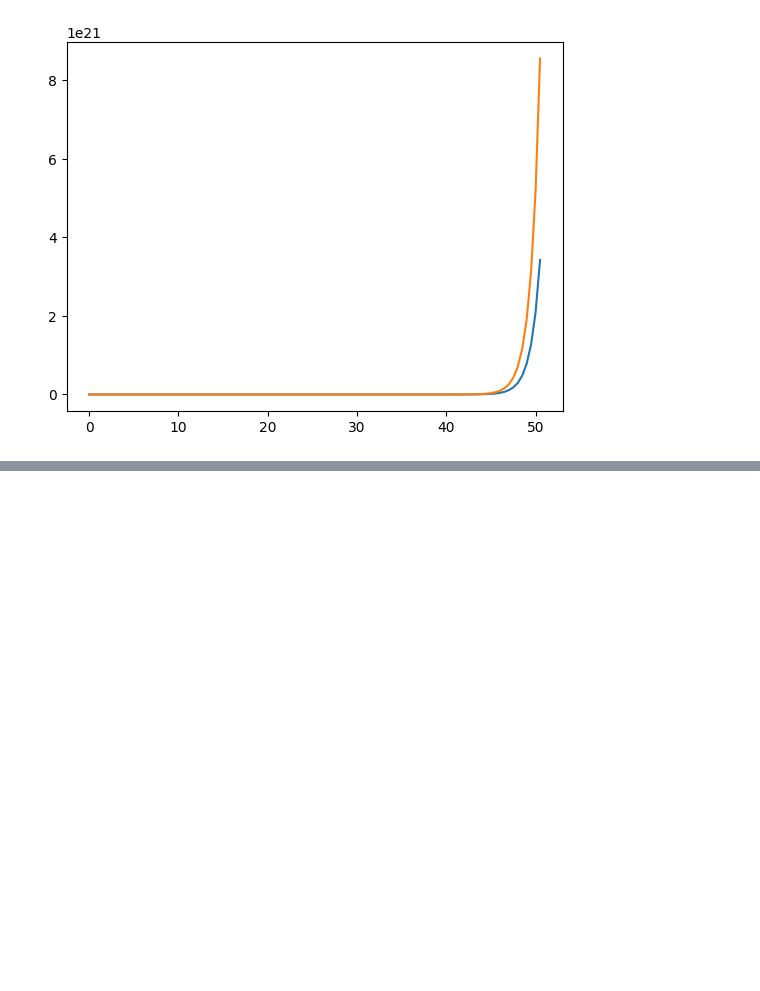
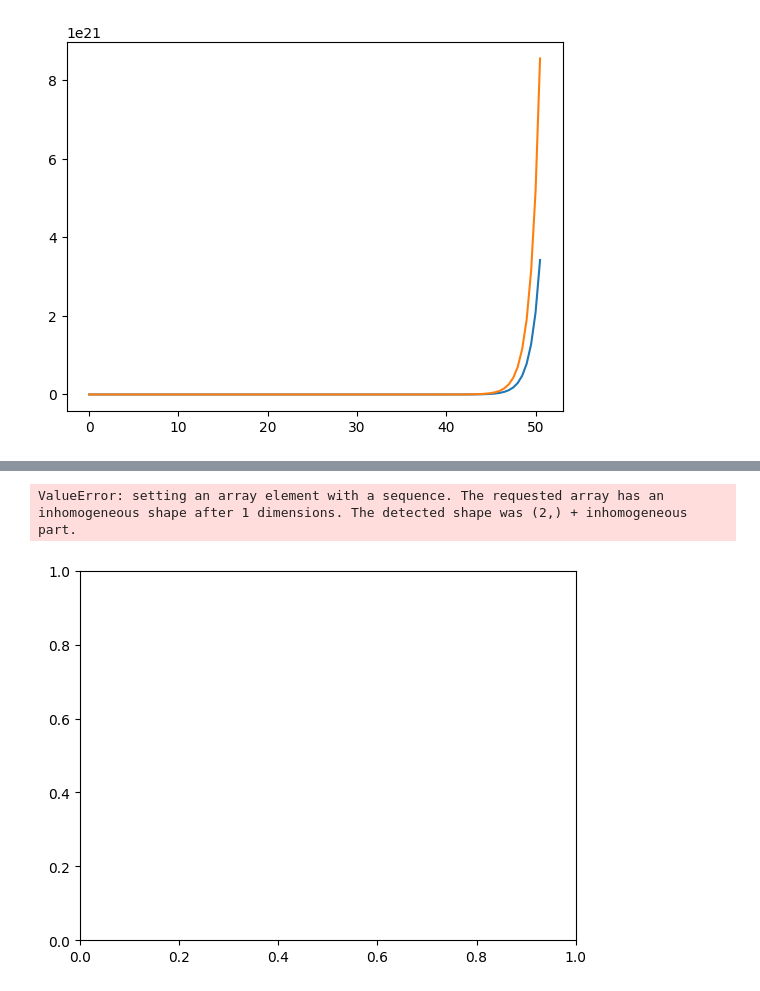
Before and after one commit to jvlad1979/cmsc661-dev, a Jupyter notebook: test.ipynb, the cells around one changed output, grey strips where cells are left out. Cells and saved outputs as stored; diff of their text form; code cells hidden in the pictures; blank space fills up the shorter version.

```diff
--- a/test.ipynb
+++ b/test.ipynb
@@ -99,0 +192,53 @@ plt.plot(t,np.exp(t))
+# %%
+def f(x,y,t):
+    return t,-(9.8*t**2) + 5*t
+
+import matplotlib.pyplot as plt
+import numpy as np
+
+import matplotlib.animation as animation
+
+def sim(f,x0,y0,t0,n,h):
+    xi,yi,ti = x0,y0,t0
+    x = [xi]
+    y = [yi]
+    t = [ti]
+    for i in range(n):
+        xi,yi = f(xi,yi,ti)
+        ti += h
+        # yield x,y
+        x.append(xi)
+        y.append(yi)
+        t.append(ti)
+    return x,y,t
+x,y,t = sim(f,0.0,0.0,0.0,100,0.01)
+vx,vy = np.gradient(x),np.gradient(y)
+ax,ay = np.gradient(vx),np.gradient(vy)
+
+predx = rk4(lambda t,y : t, x[0],t[0],0.01,100)
+predy = rk4(lambda t,y : t, y[0],t[0],0.01,100)
+
+fig, ax = plt.subplots()
+
+# x = np.arange(0, 2*np.pi, 0.01)
+
+pt, = ax.plot([x[0],predx[0]],[y[0],predy[0]],['ro','bo'])
+# pt1, = ax.plot([predx[0]],[predy[0]],'bo')
+ax.set_xlim(np.min(x),np.max(x))
+ax.set_ylim(np.min(y),np.max(y))
+
+
+def animate(i):
+    #
+    pt.set_data([x[i],predx[i]],[y[i],predy[i]])
+    # pt1.set_data([predx[i]],[predy[i]])
+    return pt,
+
+
+ani = animation.FuncAnimation(
+    fig, animate, interval=20, blit=True, save_count=100)
+
+ani.save("movie.mp4")
+# %% [output]
+ValueError: setting an array element with a sequence. The requested array has an inhomogeneous shape after 1 dimensions. The detected shape was (2,) + inhomogeneous part.
+[figure, added]
```
Also changed, not shown: parts of 1 cell of this notebook, 10 other files.
